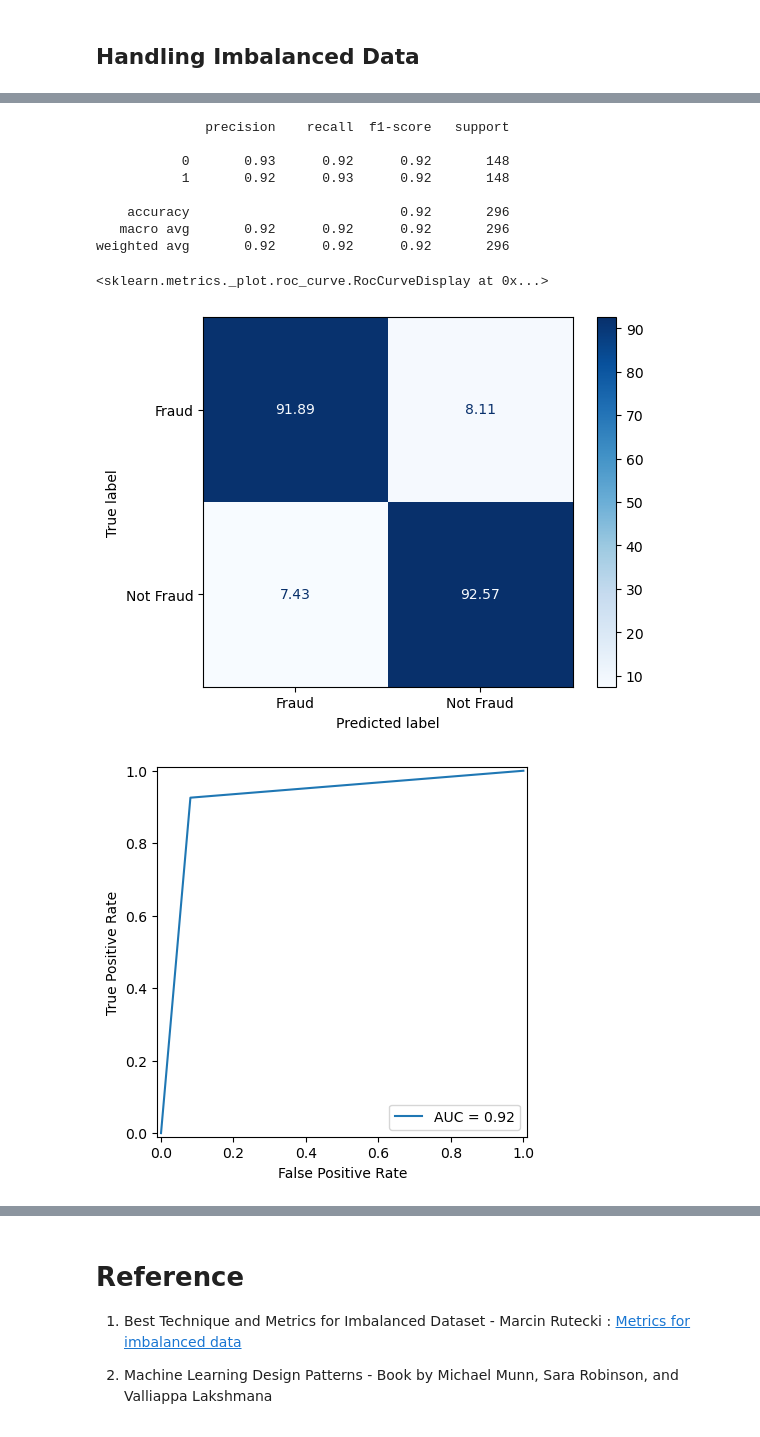
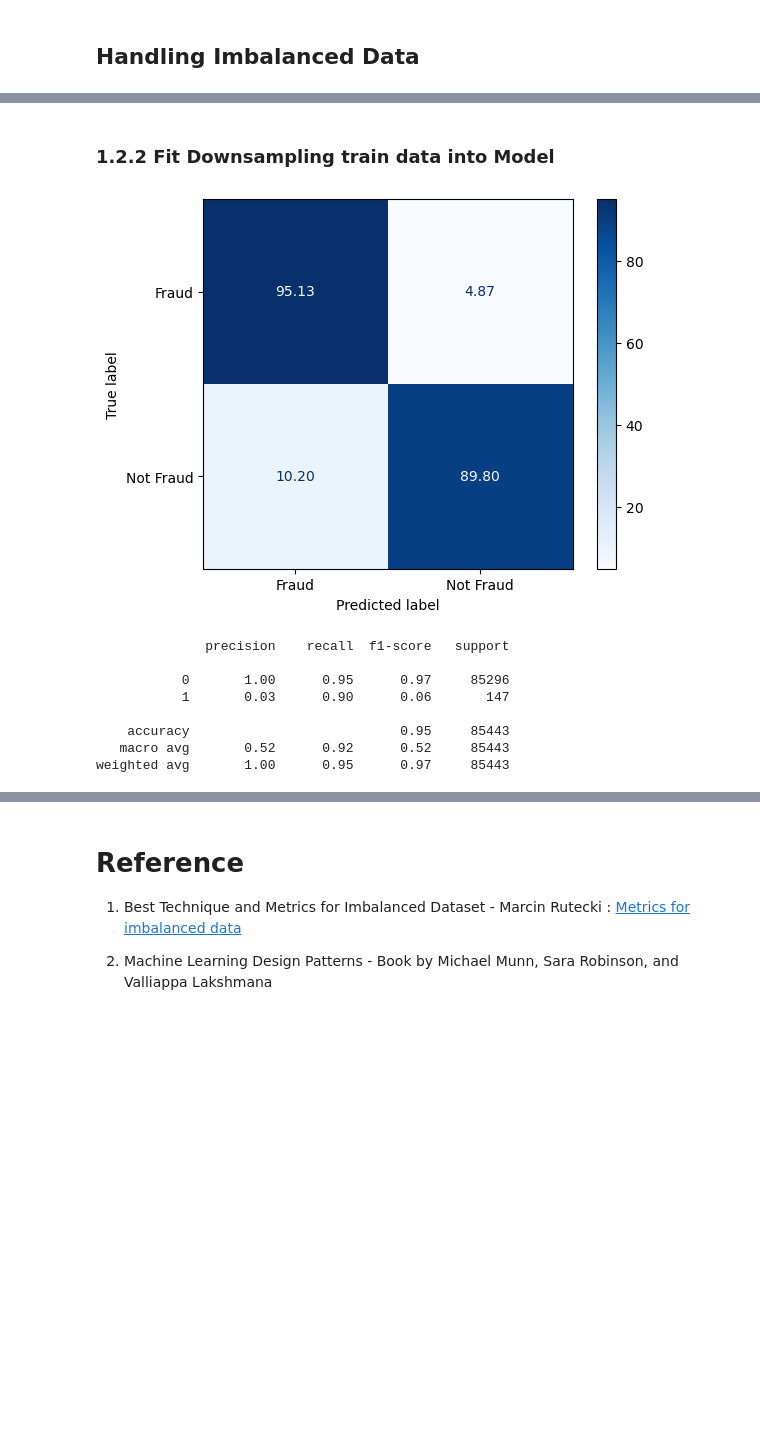
Before and after one commit to adisetiawannn/datascience_python, a Jupyter notebook: data_science_with_python/data_preprocessing/class_imbalance.ipynb, the cells around one changed output, grey strips where cells are left out. Cells and saved outputs as stored; diff of their text form; code cells hidden in the pictures; blank space fills up the shorter version.

```diff
--- a/data_science_with_python/data_preprocessing/class_imbalance.ipynb
+++ b/data_science_with_python/data_preprocessing/class_imbalance.ipynb
@@ -207,45 +251,29 @@ Name: proportion, dtype: float64
-# %%
-# import packages
-from sklearn.tree import DecisionTreeClassifier
-from sklearn.model_selection import train_test_split
-from sklearn.metrics import confusion_matrix, classification_report, ConfusionMatrixDisplay, roc_curve, RocCurveDisplay,auc, f1_score
-
-# isolate target and feature undersampling dataset
-y_undersample = data_undersample['Class']
-X_undersample = data_undersample.drop(columns=['Class'],axis=1)
-
-# split undersampling dataset to train and test dataset
-X_under_tr,X_under_test, y_under_tr, y_under_test = train_test_split(X_undersample, y_undersample, test_size=0.3, random_state=42, stratify=y_undersample)
-
-# build the model
-tree = DecisionTreeClassifier()
-tree_model = tree.fit(X_under_tr, y_under_tr)
-y_under_pred = tree_model.predict(X_under_test)
-
-# evaluate the model
-cm = confusion_matrix(y_under_test, y_under_pred)
-cm_normalized = cm.astype(float) / cm.sum(axis=1)[:, np.newaxis] * 100
-disp_cm = ConfusionMatrixDisplay(cm_normalized, display_labels=np.where(tree_model.classes_ == 0, 'Fraud', 'Not Fraud'))
-disp_cm.plot(cmap='Blues', values_format='.2f')
-
-# print classification report
-print(classification_report(y_under_test, y_under_pred))
-
-
-# plot roc-auc curve
-fpr, tpr, thresholds = roc_curve(y_under_test, y_under_pred)
-roc_auc_under = auc(fpr, tpr)
-display_roc_under = RocCurveDisplay(fpr=fpr, tpr=tpr, roc_auc = roc_auc_under)
-display_roc_under.plot()
-# %% [output]
-              precision    recall  f1-score   support
-
-           0       0.93      0.92      0.92       148
-           1       0.92      0.93      0.92       148
-
-    accuracy                           0.92       296
-   macro avg       0.92      0.92      0.92       296
-weighted avg       0.92      0.92      0.92       296
-<sklearn.metrics._plot.roc_curve.RocCurveDisplay at 0x...>
-[figure, removed]
-[figure, removed]
+# %% [markdown]
+### 1.2.2 Fit Downsampling train data into Model
+# %%
+# isolate target and feature undersampling dataset
+down_X_train,down_y_train = down_X_train,pd.DataFrame(down_y_train)
+
+# fit downsampling dataset to the model
+downsampling_model_fit = model.fit(down_X_train, down_y_train)
+downsampling_y_pred = downsampling_model_fit.predict(X_raw_test)
+
+# evaluate the model
+downsampling_cm = confusion_matrix(y_true=y_raw_test, y_pred=downsampling_y_pred)
+down_cm_normalized = downsampling_cm.astype(float) / downsampling_cm.sum(axis=1)[:, np.newaxis] * 100
+disp_downsampling_cm = ConfusionMatrixDisplay(down_cm_normalized, display_labels=np.where(model.classes_ == 0, 'Fraud', 'Not Fraud'))
+disp_downsampling_cm.plot(cmap='Blues', values_format='.2f')
+plt.show()
+
+# print classification report
+print(classification_report(y_raw_test, downsampling_y_pred))
+# %% [output]
+[figure, added]
+              precision    recall  f1-score   support
+
+           0       1.00      0.95      0.97     85296
+           1       0.03      0.90      0.06       147
+
+    accuracy                           0.95     85443
+   macro avg       0.52      0.92      0.52     85443
+weighted avg       1.00      0.95      0.97     85443
```
Also changed, not shown: parts of 23 cells of this notebook.
